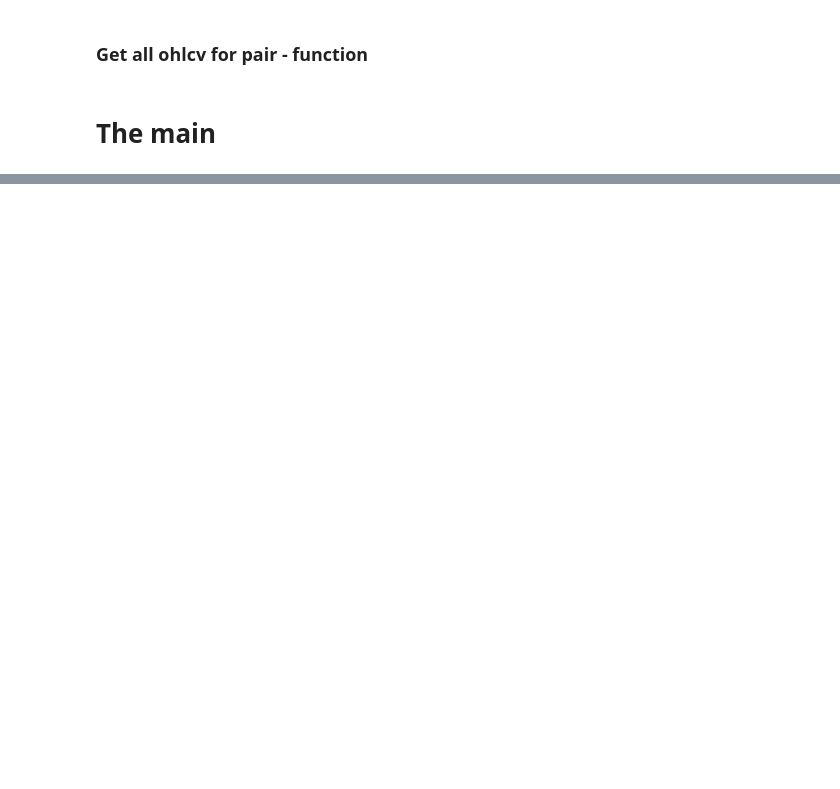
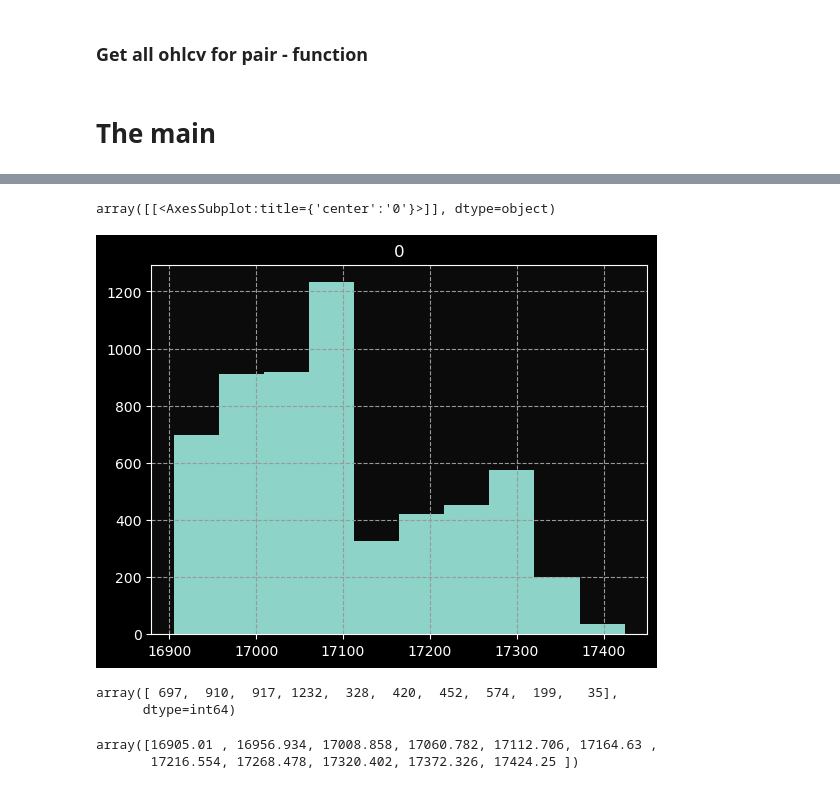
Before and after one commit to RomanJunczys/b_kantor_1.0.0_dev, a Jupyter notebook: prameters_for_grid_bot-Copy1.ipynb, the cells around one changed output, grey strips where cells are left out. Cells and saved outputs as stored; diff of their text form; code cells hidden in the pictures; blank space fills up the shorter version.

```diff
--- a/prameters_for_grid_bot-Copy1.ipynb
+++ b/prameters_for_grid_bot-Copy1.ipynb
@@ -185,0 +167,5 @@ array([16787.85 , 16827.963, 16868.076, 16908.189, 16948.302, 16988.415,
+# %%
+df_all_values.hist(bins=10)
+# %% [output]
+array([[<AxesSubplot:title={'center':'0'}>]], dtype=object)
+[figure, added]
@@ -185,0 +176,10 @@ array([16787.85 , 16827.963, 16868.076, 16908.189, 16948.302, 16988.415,
+# %%
+count
+# %% [output]
+array([ 697,  910,  917, 1232,  328,  420,  452,  574,  199,   35],
+      dtype=int64)
+# %%
+division
+# %% [output]
+array([16905.01 , 16956.934, 17008.858, 17060.782, 17112.706, 17164.63 ,
+       17216.554, 17268.478, 17320.402, 17372.326, 17424.25 ])
```
Also changed, not shown: parts of 28 cells of this notebook, 4 other files.
